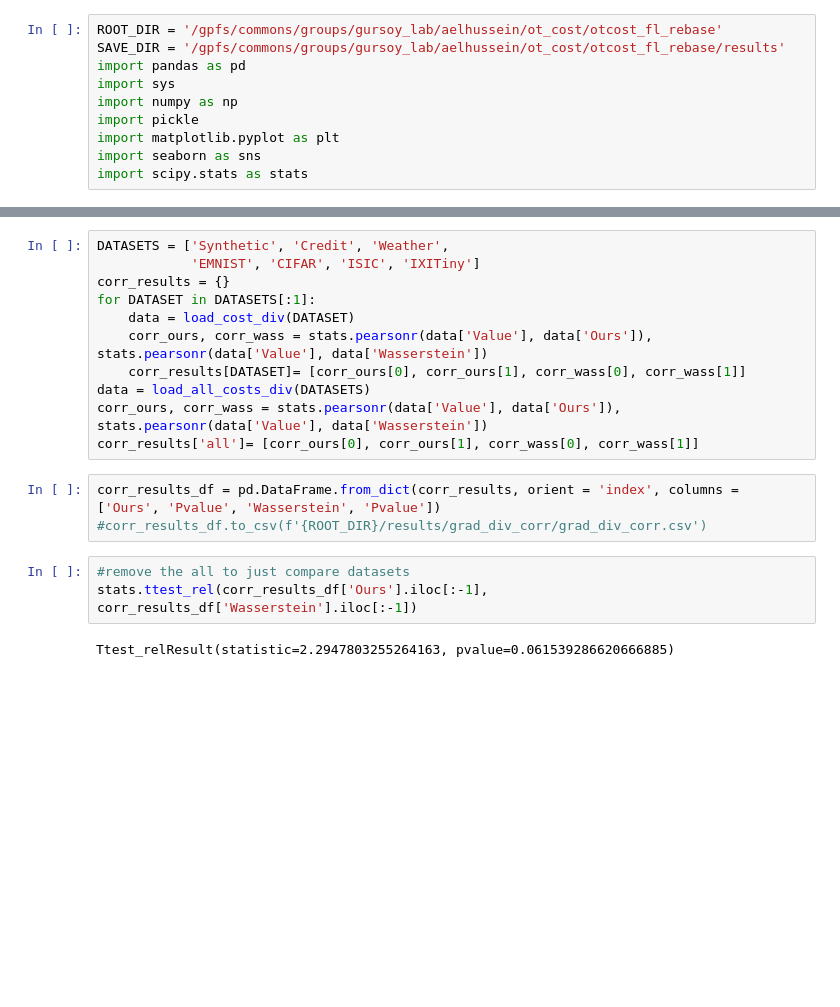
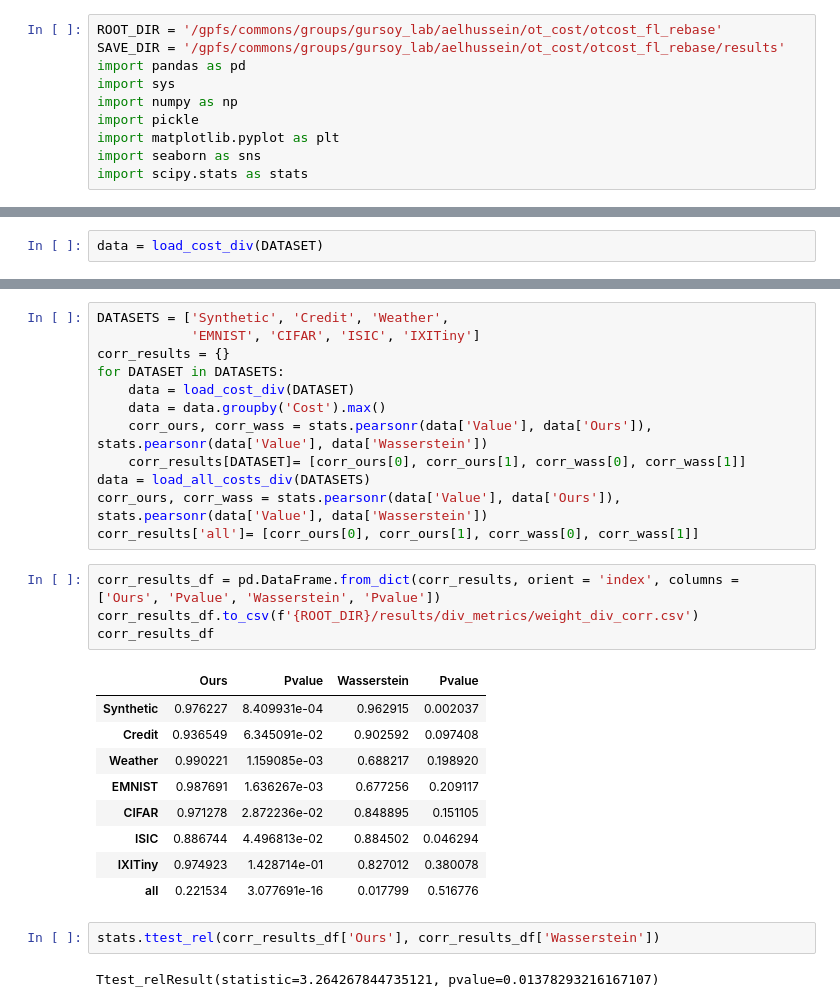
Before and after one commit to G2Lab/ot_cost, a Jupyter notebook: divergence_metrics/divergence_metrics.ipynb, the cells around one changed output, grey strips where cells are left out. Drawn from its saved outputs; the diff is of its cells as text; blank space fills up the shorter version.

```diff
--- a/divergence_metrics/divergence_metrics.ipynb
+++ b/divergence_metrics/divergence_metrics.ipynb
@@ -80,0 +76,2 @@ grapher_grad(DATASET, metric, save)
+# %%
+data = load_cost_div(DATASET)
@@ -82,8 +88,9 @@ grapher_grad(DATASET, metric, save)
 DATASETS = ['Synthetic', 'Credit', 'Weather',
             'EMNIST', 'CIFAR', 'ISIC', 'IXITiny']
 corr_results = {}
-for DATASET in DATASETS[:1]:
+for DATASET in DATASETS:
     data = load_cost_div(DATASET)
+    data = data.groupby('Cost').max()
     corr_ours, corr_wass = stats.pearsonr(data['Value'], data['Ours']), stats.pearsonr(data['Value'], data['Wasserstein'])
     corr_results[DATASET]= [corr_ours[0], corr_ours[1], corr_wass[0], corr_wass[1]]
 data = load_all_costs_div(DATASETS)
@@ -91,9 +98,19 @@ corr_ours, corr_wass = stats.pearsonr(data['Value'], data['Ours']), stats.pearso
 corr_results['all']= [corr_ours[0], corr_ours[1], corr_wass[0], corr_wass[1]]
 # %%
 corr_results_df = pd.DataFrame.from_dict(corr_results, orient = 'index', columns = ['Ours', 'Pvalue', 'Wasserstein', 'Pvalue'])
-#corr_results_df.to_csv(f'{ROOT_DIR}/results/grad_div_corr/grad_div_corr.csv')
+corr_results_df.to_csv(f'{ROOT_DIR}/results/div_metrics/weight_div_corr.csv')
+corr_results_df
+# %% [output]
+|  | Ours | Pvalue | Wasserstein | Pvalue |
+| Synthetic | 0.976227 | 8.409931e-04 | 0.962915 | 0.002037 |
+| Credit | 0.936549 | 6.345091e-02 | 0.902592 | 0.097408 |
+| Weather | 0.990221 | 1.159085e-03 | 0.688217 | 0.198920 |
+| EMNIST | 0.987691 | 1.636267e-03 | 0.677256 | 0.209117 |
+| CIFAR | 0.971278 | 2.872236e-02 | 0.848895 | 0.151105 |
+| ISIC | 0.886744 | 4.496813e-02 | 0.884502 | 0.046294 |
+| IXITiny | 0.974923 | 1.428714e-01 | 0.827012 | 0.380078 |
+| all | 0.221534 | 3.077691e-16 | 0.017799 | 0.516776 |
-# %%
-#remove the all to just compare datasets
-stats.ttest_rel(corr_results_df['Ours'].iloc[:-1], corr_results_df['Wasserstein'].iloc[:-1])
-# %% [output]
-Ttest_relResult(statistic=2.2947803255264163, pvalue=0.061539286620666885)
+# %%
+stats.ttest_rel(corr_results_df['Ours'], corr_results_df['Wasserstein'])
+# %% [output]
+Ttest_relResult(statistic=3.264267844735121, pvalue=0.01378293216167107)
```
Also changed, not shown: parts of 5 cells of this notebook, 3 other files.
